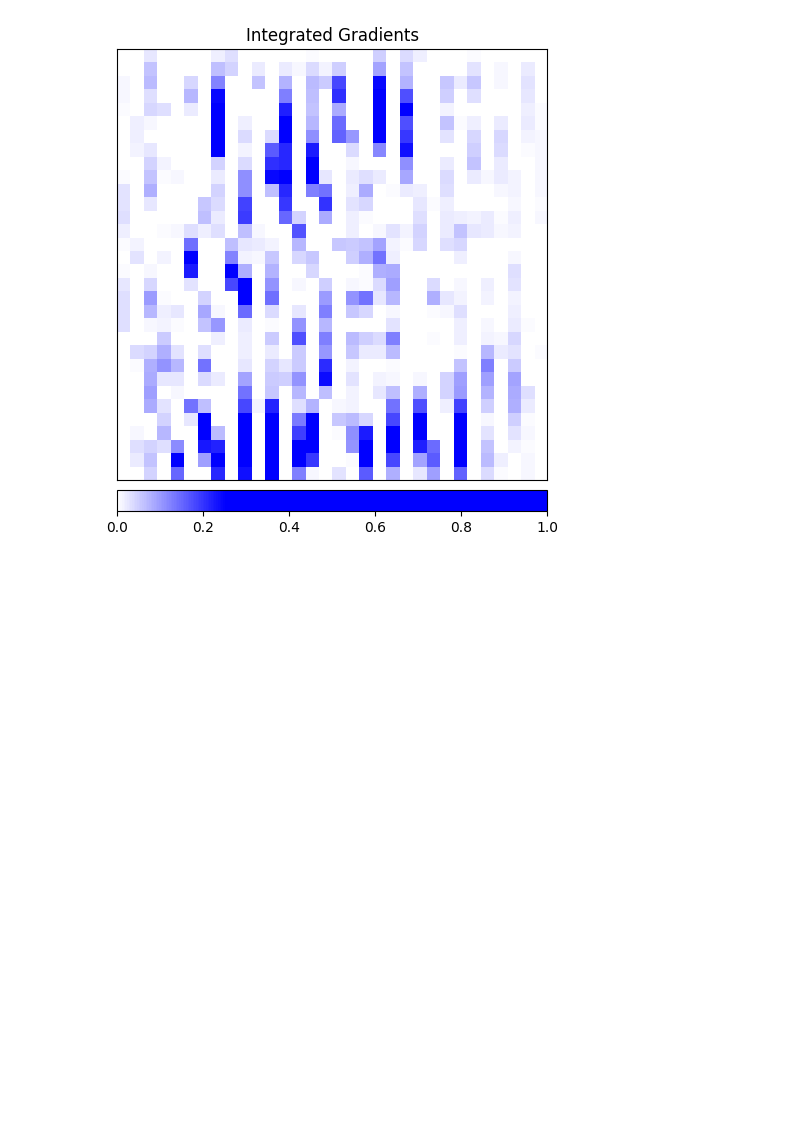
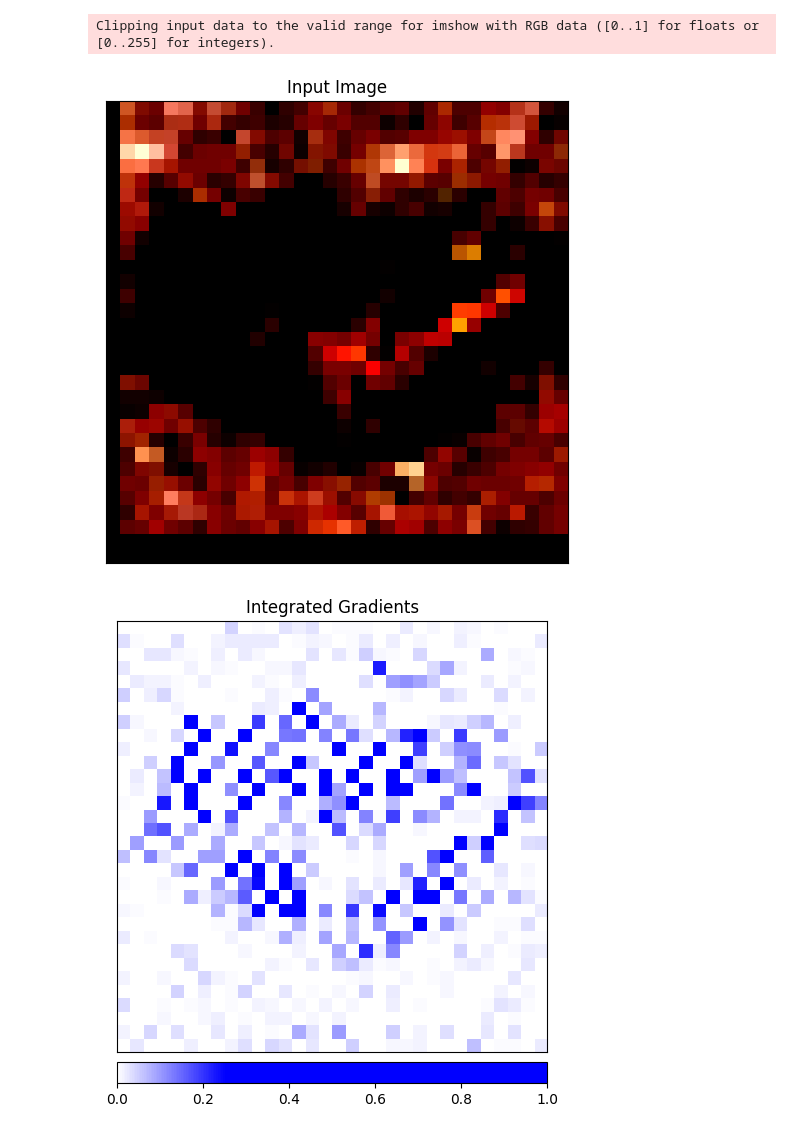
Before and after one commit to Newida/LTHandRashomon, a Jupyter notebook: test.ipynb, the cells around one changed output. Cells and saved outputs as stored; diff of their text form; code cells hidden in the pictures; blank space fills up the shorter version.

```diff
--- a/test.ipynb
+++ b/test.ipynb
@@ -43,11 +43,17 @@ with utils.TorchRandomSeed(random_state):
     mean = [0.4914, 0.4822, 0.4465]
     std = [0.2023, 0.1994, 0.2010]
     transform = transforms.Compose(
-        [#transforms.RandomCrop(32, padding=4),
-        #transforms.RandomHorizontalFlip(),
+        [transforms.RandomCrop(32, padding=4),
+        transforms.RandomHorizontalFlip(),
         transforms.ToTensor(),
-        #transforms.Normalize(mean, std)
+        transforms.Normalize(mean, std)
         ])
+
+    transform_nothing = transforms.Compose(
+        [
+        transforms.ToTensor()
+        ])
+
 
     dataset_hparams = Hparams.DatasetHparams()
     #(down)load dataset cifar10
@@ -60,50 +66,29 @@ with utils.TorchRandomSeed(random_state):
         )
     trainset = dataloaderhelper.get_trainset(data_path, transform)
     testset = dataloaderhelper.get_testset(data_path, transform)
+    trainset_orig = dataloaderhelper.get_trainset(data_path, transform_nothing)
+    testset_orig = dataloaderhelper.get_testset(data_path, transform_nothing)
     trainset, valset = dataloaderhelper.split_train_val(trainset)
     trainloader = dataloaderhelper.get_train_loader(trainset)
     testloader = dataloaderhelper.get_test_loader(testset)
     valloader = dataloaderhelper.get_validation_loader(valset)
 
 #get test image
+test_img_orig, label = trainset_orig[0]
 test_img, label = trainset[0]
 test_img = test_img.unsqueeze(0) #dummy batch dimension
-print(test_img.shape)
 test_img = test_img.cuda() if torch.cuda.is_available() else test_img
 
-#setup model
-training_hparams = Hparams.TrainingHparams(
-        split_seed=dataloaderhelper.split_seed,
-        data_order_seed=dataloaderhelper.data_order_seed,
-        patience = 10,
-        min_delta = 4,
-        num_epoch = 2,
-        gamma = 0.01,
-        milestone_steps = [100, 150])
-model_structure, initializer, outputs = Resnet_N_W.get_model_from_name("resnet-20")
-model_hparams = Hparams.ModelHparams(
-    model_structure, initializer, outputs, initialization_seed=0)
-#2. Setup model
-model = Resnet_N_W(model_hparams)
-#3. Train model
-early_stopper = EarlyStopper(
-    model_hparams,
-    patience=training_hparams.early_stopper_patience,
-    min_delta=training_hparams.early_stopper_min_delta)
+models, all_model_stats, _1, _2, _3, _4 = routines.load_experiment("e2_7")
 
-_, all_stats, best_model = routines.train(device,
-    model,
-    0,
-    dataloaderhelper,
-    training_hparams,
-    early_stopper,
-    False
-    )
-best_model.eval()
+winner = routines.find_winning_ticket(models, all_model_stats)
+winner.eval()
+print("Test_acc: ", routines.get_accuracy(device, winner, testloader))
+print("Train_acc: ",routines.get_accuracy(device, winner, trainloader))
 
 #calculate output
 classes = ('plane', 'car', 'bird', 'cat', 'deer', 'dog', 'frog', 'horse', 'ship', 'truck')
-output = best_model(test_img)
+output = winner(test_img)
 output = F.softmax(output, dim=1)
 prediction_score, pred_label_idx = torch.topk(output, 1)
 pred_label_idx.squeeze_()
@@ -111,12 +96,17 @@ predicted_label = classes[int(pred_label_idx.item())]
 print('Predicted: ', predicted_label, '(', prediction_score.squeeze().item(), ')')
 
 #Integrated gradients
-integrated_gradients = IntegratedGradients(best_model)
+integrated_gradients = IntegratedGradients(winner)
 attributions_ig = integrated_gradients.attribute(test_img, target=pred_label_idx, n_steps=200)
 
 # Show the original image for comparison
+_ = viz.visualize_image_attr(None, np.transpose(test_img_orig.squeeze().cpu().detach().numpy(), (1,2,0)),
+                      method="original_image", title="Original Image")
+
+# Show the input image for comparison
 _ = viz.visualize_image_attr(None, np.transpose(test_img.squeeze().cpu().detach().numpy(), (1,2,0)),
-                      method="original_image", title="Original Image")
+                      method="original_image", title="Input Image")
+
 
 default_cmap = LinearSegmentedColormap.from_list('custom blue',
                                                  [(0, '#ffffff'),
@@ -147 +133,3 @@ Predicted:  frog ( 0.8469357490539551 )
+Clipping input data to the valid range for imshow with RGB data ([0..1] for floats or [0..255] for integers).
-[figure, old version]
+[figure, new version]
+[figure, added]
```
Also changed, not shown: parts of 1 cell of this notebook, 2 other files.
